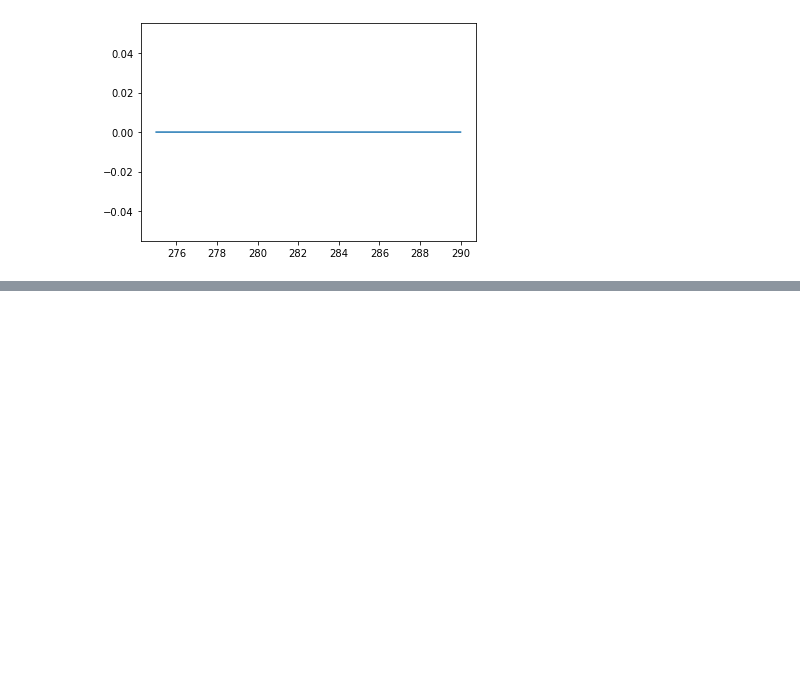
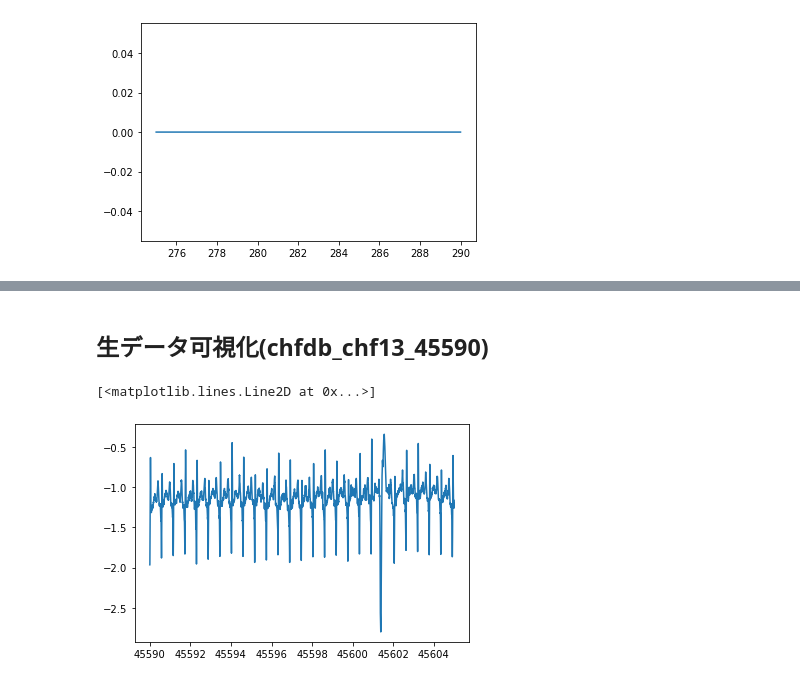
Before and after one commit to takaya-0808/MachineLearning, a Jupyter notebook: work/時系列データ分析/異常値検知/DetectOutlier.ipynb, the cells around one changed output, grey strips where cells are left out. Drawn from its saved outputs; the diff is of its cells as text; code cells hidden in the pictures; blank space fills up the shorter version.

Commit message:
chfdb_chf13_45590 data 可視化

```diff
--- a/work/時系列データ分析/異常値検知/DetectOutlier.ipynb
+++ b/work/時系列データ分析/異常値検知/DetectOutlier.ipynb
@@ -82,3 +82,6 @@ plt.plot(df["time"],ss_val2[0])
 # %% [output]
 [<matplotlib.lines.Line2D at 0x...>]
 [figure]
+# %%
+url2 = "./Dataset/chfdb_chf13_45590.txt"
+df2 = pd.read_csv(url2, sep='\t',names=('time','value1','value2'))
@@ -84,0 +104,7 @@ plt.plot(df["time"],ss_val2[0])
+# %% [markdown]
+## 生データ可視化(chfdb_chf13_45590)
+# %%
+plt.plot(df2["time"],df2["value1"])
+# %% [output]
+[<matplotlib.lines.Line2D at 0x...>]
+[figure, added]
```
Also changed, not shown: parts of 3 cells of this notebook.
